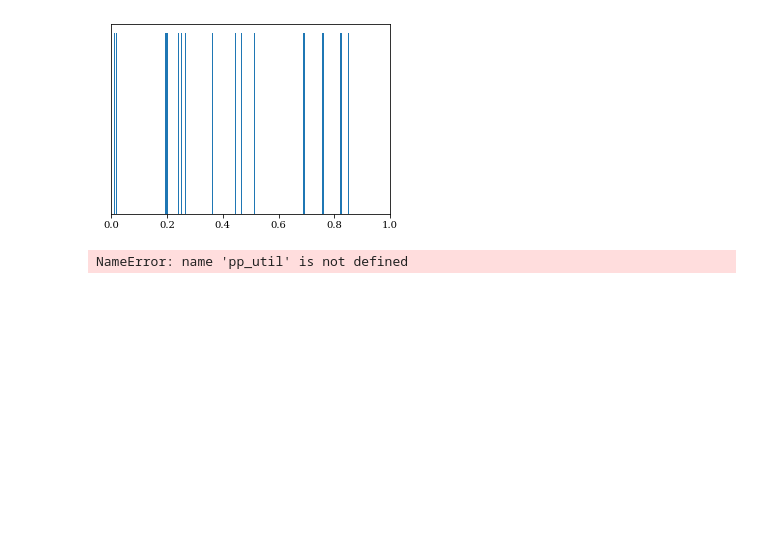
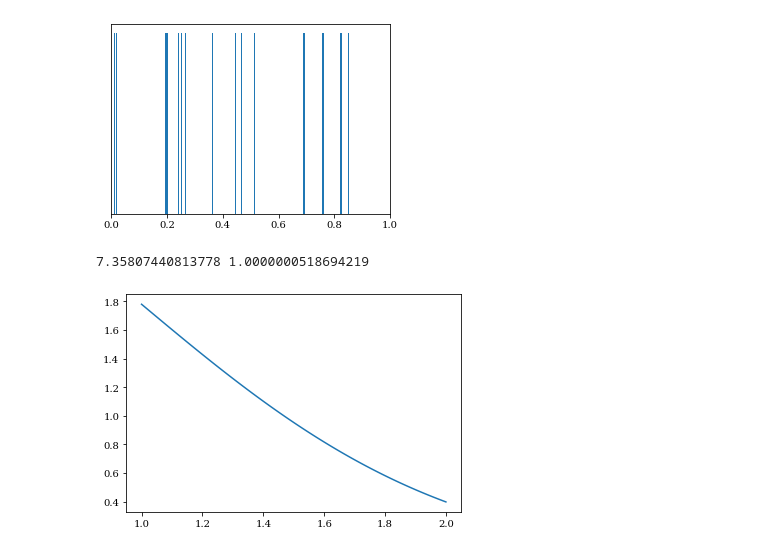
Before and after one commit to UoB-HPC/performance-portability, a Jupyter notebook: metrics/scripts/Adaptive Kernel Density Estimation.ipynb, the cells around one changed output. Drawn from its saved outputs; the diff is of its cells as text; code cells hidden in the pictures; blank space fills up the shorter version.

```diff
--- a/metrics/scripts/Adaptive Kernel Density Estimation.ipynb
+++ b/metrics/scripts/Adaptive Kernel Density Estimation.ipynb
@@ -29,15 +29,16 @@ plt.savefig("samples.png", dpi=300)
 # %%
 
 a,b = (1,2)
 kx = numpy.linspace(a, b, 100)
-scaling = pp_util.gaussian_scaling(a,b)
-ky = scaling*pp_util.gaussian(kx)
+scaling = pp_vis.gaussian_scaling(a,b)
+ky = scaling*pp_vis.gaussian(kx)
 plt.plot(kx,ky)
 from scipy.integrate import simps
 
 print(scaling, simps(ky, kx))
 # %% [output]
-NameError: name 'pp_util' is not defined
+7.35807440813778 1.0000000518694219
+[figure, added]
 # %%
 def bw_estimate(samples):
     sigma = numpy.std(samples)
```
Also changed, not shown: parts of 27 cells of this notebook.
